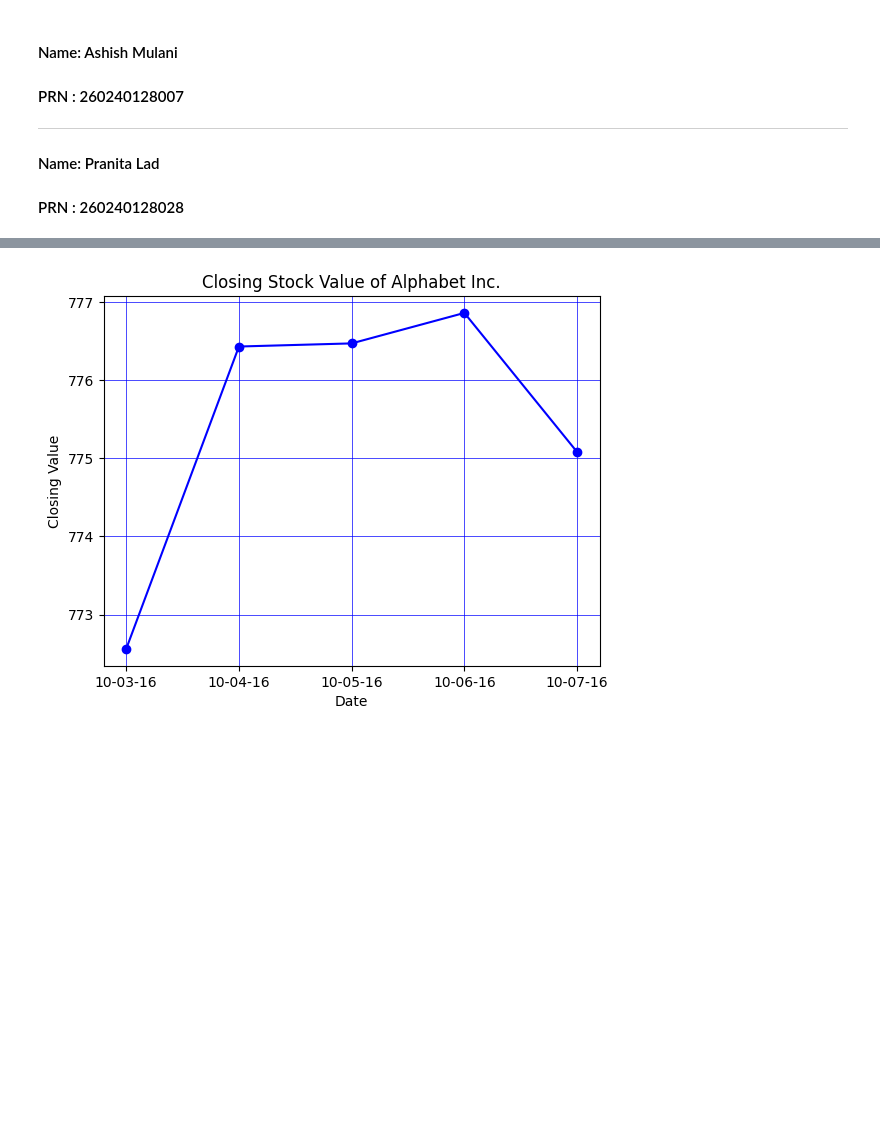
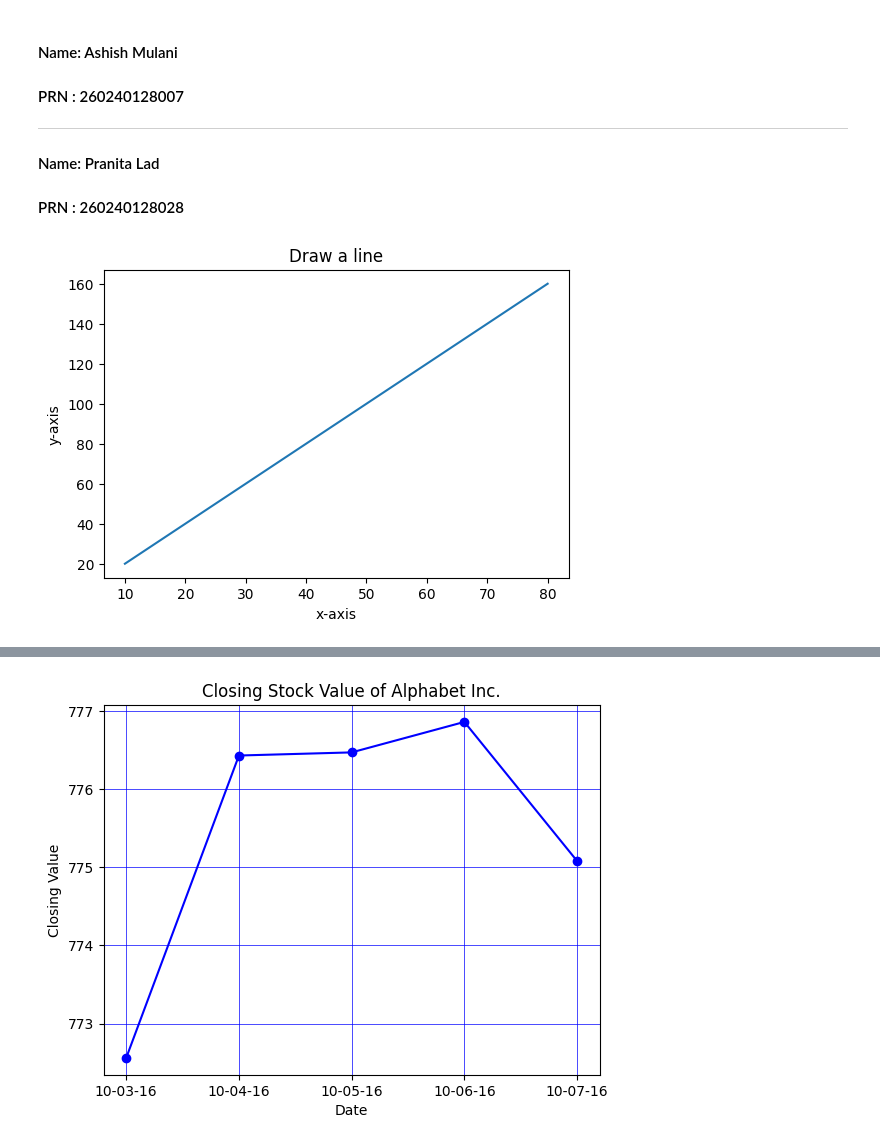
Before and after one commit to AshishMulani/DataAnalytics, a Jupyter notebook: Assignments/8007_Day8.ipynb, the cells around one changed output, grey strips where cells are left out. Saved outputs shown, nothing was run; the diff lists cells and outputs as text; code cells hidden in the pictures; blank space fills up the shorter version.

```diff
--- a/Assignments/8007_Day8.ipynb
+++ b/Assignments/8007_Day8.ipynb
@@ -11,2 +13,15 @@
+# %%
+#1. Write a Python program to draw a line with suitable label in the x axis, y axis and a title.
+x_axis=[10,20,30,40,50,60,70,80]
+y_axis=[20,40,60,80,100,120,140,160]
+
+plt.figure(figsize=(6,4))
+plt.plot(x_axis,y_axis)
+plt.title("Draw a line")
+plt.xlabel('x-axis')
+plt.ylabel('y-axis')
+plt.show()
+# %% [output]
+[figure, added]
 # %%
 #2. Write a Python program to draw a line using given axis values with suitable label in the x axis , y axis and a title.
```
Also changed, not shown: parts of 15 cells of this notebook, 6 other files.
